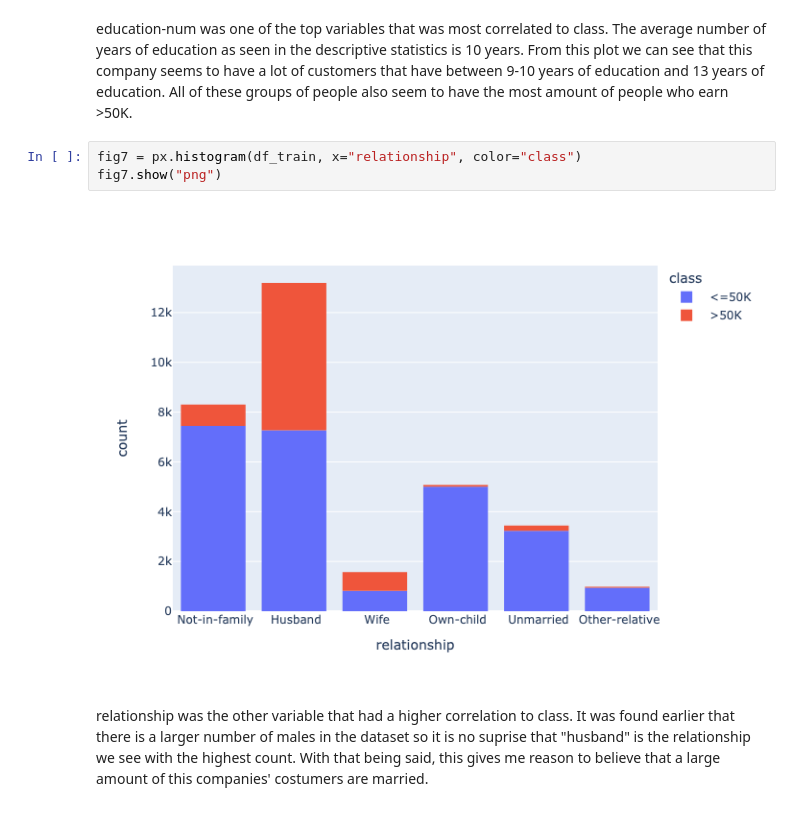
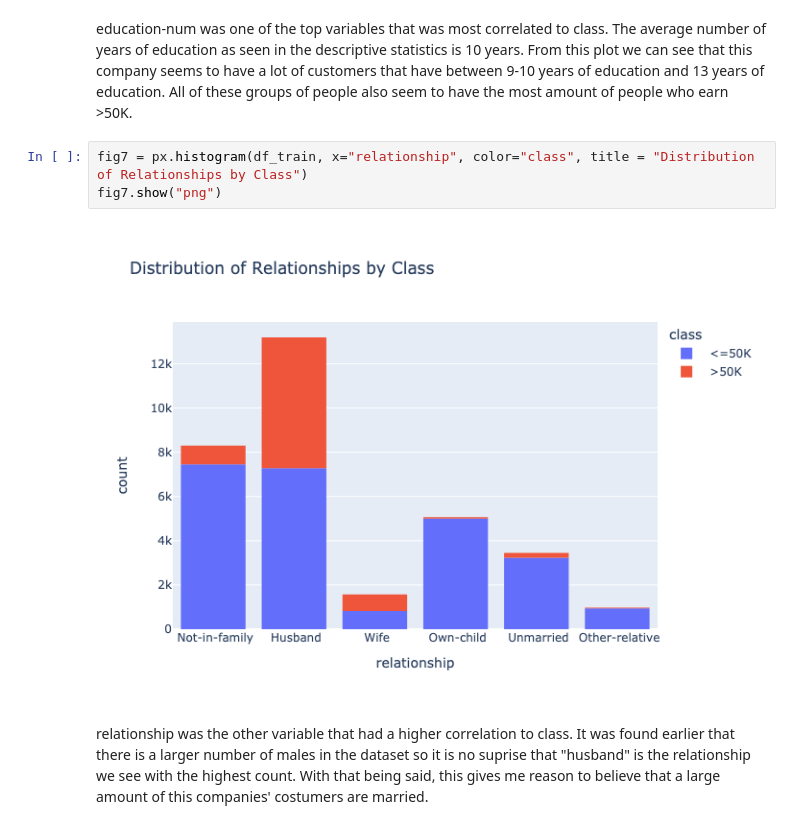
Before and after one commit to sydneysc/sydneyaunalyticsproject, a Jupyter notebook: Aunalytics Data Science Exercise .ipynb, the cells around one changed output. Drawn from its saved outputs; the diff is of its cells as text.

```diff
--- a/Aunalytics Data Science Exercise .ipynb
+++ b/Aunalytics Data Science Exercise .ipynb
@@ -359,10 +359,10 @@ fig6.show("png")
 # %% [markdown]
 education-num was one of the top variables that was most correlated to class. The average number of years of education as seen in the descriptive statistics is 10 years. From this plot we can see that this company seems to have a lot of customers that have between 9-10 years of education and 13 years of education. All of these groups of people also seem to have the most amount of people who earn >50K.
 # %%
-fig7 = px.histogram(df_train, x="relationship", color="class")
+fig7 = px.histogram(df_train, x="relationship", color="class", title = "Distribution of Relationships by Class")
 fig7.show("png")
 # %% [output]
-[figure, old version]
+[figure, new version]
 # %% [markdown]
 relationship was the other variable that had a higher correlation to class. It was found earlier that there is a larger number of males in the dataset so it is no suprise that "husband" is the relationship we see with the highest count. With that being said, this gives me reason to believe that a large amount of this companies' costumers are married.
 # %%
```
Also changed, not shown: parts of 1 cell of this notebook.
